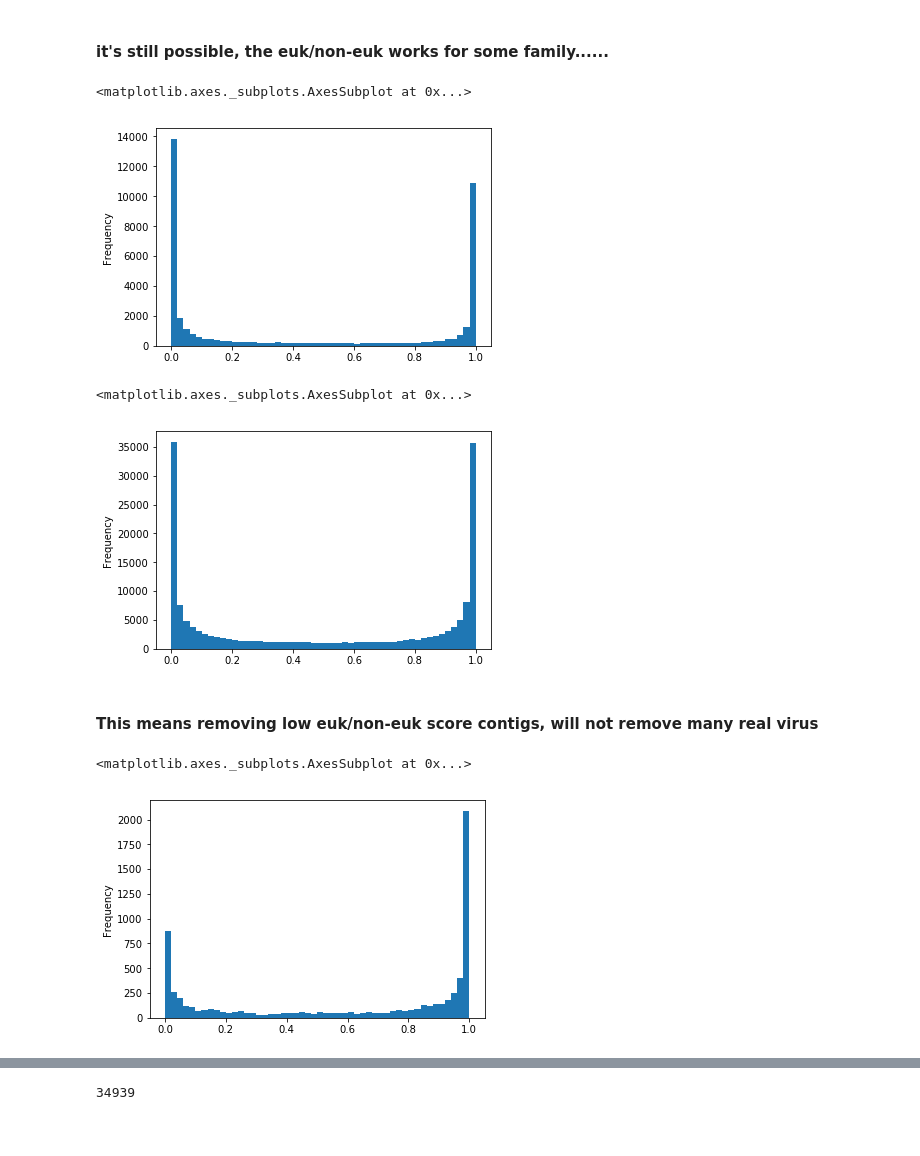
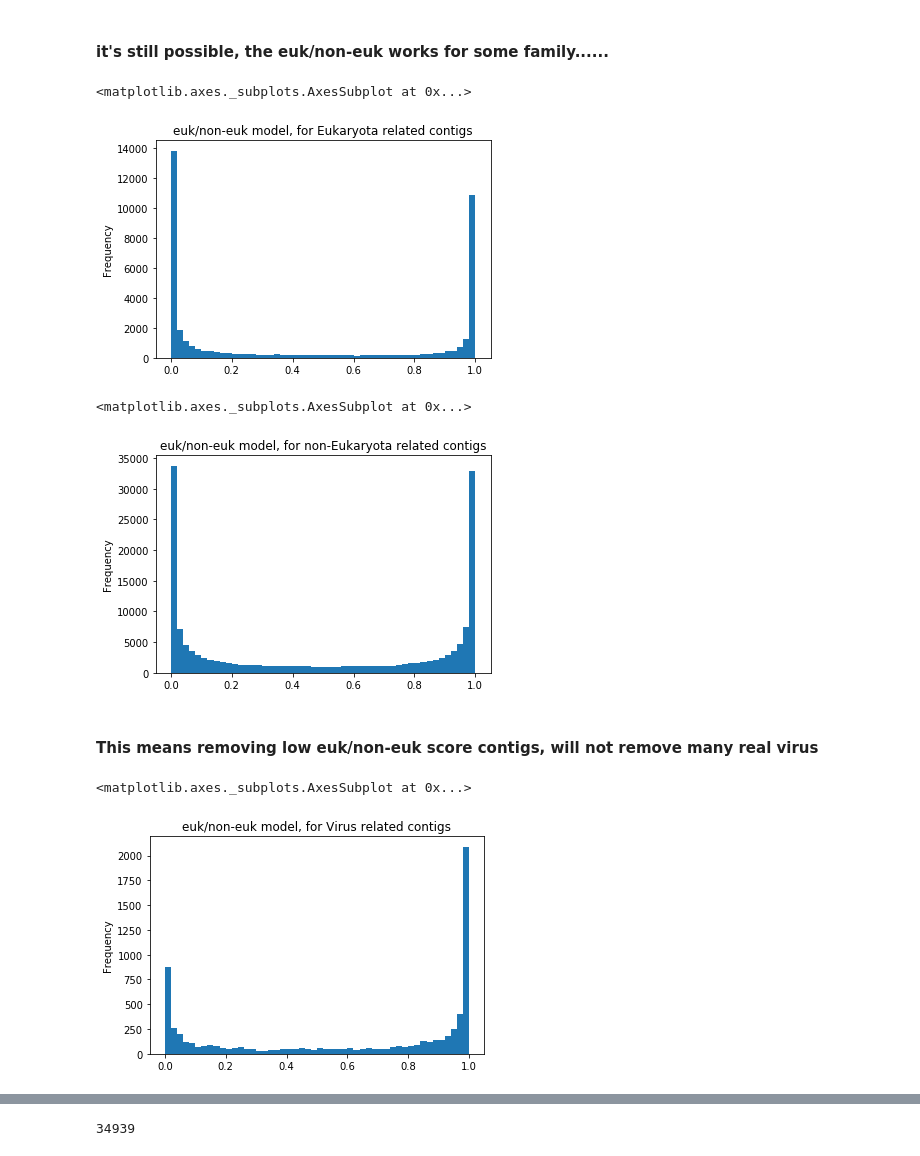
Before and after one commit to qingpeng/jgi-ViCA, a Jupyter notebook: extra/model_tuning/TARA-Copy2_Local.ipynb, the cells around one changed output, grey strips where cells are left out. Drawn from its saved outputs; the diff is of its cells as text; code cells hidden in the pictures.

```diff
--- a/extra/model_tuning/TARA-Copy2_Local.ipynb
+++ b/extra/model_tuning/TARA-Copy2_Local.ipynb
@@ -63,0 +202,11 @@ from sklearn.metrics import classification_report
+# %%
+def get_category(df):
+    if df.label == 0.0:
+        if df.annotation_label == 'with annotation':
+            return 'nonvirus'
+        else:
+            return 'unknown'
+    else:
+        return 'virus'
+# %%
+new_table['category'] = new_table.apply(get_category, axis=1)
@@ -221,2 +290,0 @@ new_table.head()
-# %%
-new_table['no_rank_label'] = predict_nonvirus_rank['rank'].map(convert_rank)
@@ -361,4 +436,2 @@ len(new_table[new_table.pfam==1.0])
 # %% [markdown]
 ### Check the performance of the Euk/non-euk model
-# %%
-new_table["euk_label"] = (new_table.top_label!='Eukaryota')
@@ -398,20 +506,20 @@ precision_euk, recall_euk, thresholds_euk = precision_recall_curve(new_table.euk
 # %% [markdown]
 #### it's still possible, the euk/non-euk works for some family......
 # %%
-new_table[new_table.top_label=='Eukaryota'].score_euk_non_euk.plot.hist(bins=50)
+new_table[new_table.top_label=='Eukaryota'].score_euk_non_euk.plot.hist(bins=50, title='euk/non-euk model, for Eukaryota related contigs')
 # %% [output]
 <matplotlib.axes._subplots.AxesSubplot at 0x...>
-[figure, old version]
+[figure, new version]
 # %%
-new_table[new_table.top_label!='Eukaryota'].score_euk_non_euk.plot.hist(bins=50)
+new_table[new_table.top_label!='Eukaryota'][new_table.annotation_label=='with annotation'].score_euk_non_euk.plot.hist(bins=50, title='euk/non-euk model, for non-Eukaryota related contigs')
 # %% [output]
 <matplotlib.axes._subplots.AxesSubplot at 0x...>
-[figure, old version]
+[figure, new version]
 # %% [markdown]
 #### This means removing low euk/non-euk score contigs, will not remove many real virus
 # %%
-new_table[new_table.label==1].score_euk_non_euk.plot.hist(bins=50)
+new_table[new_table.label==1].score_euk_non_euk.plot.hist(bins=50, title='euk/non-euk model, for Virus related contigs')
 # %% [output]
 <matplotlib.axes._subplots.AxesSubplot at 0x...>
-[figure, old version]
+[figure, new version]
 # %%
```
Also changed, not shown: parts of 178 cells of this notebook, 5 other files.
